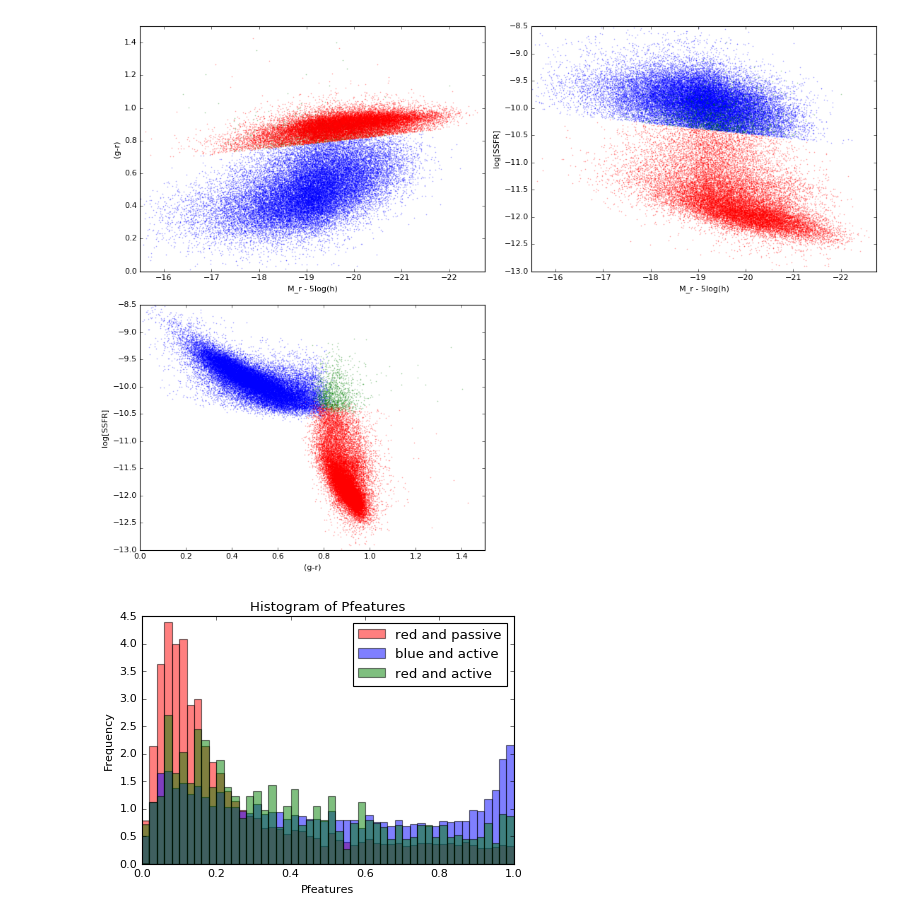
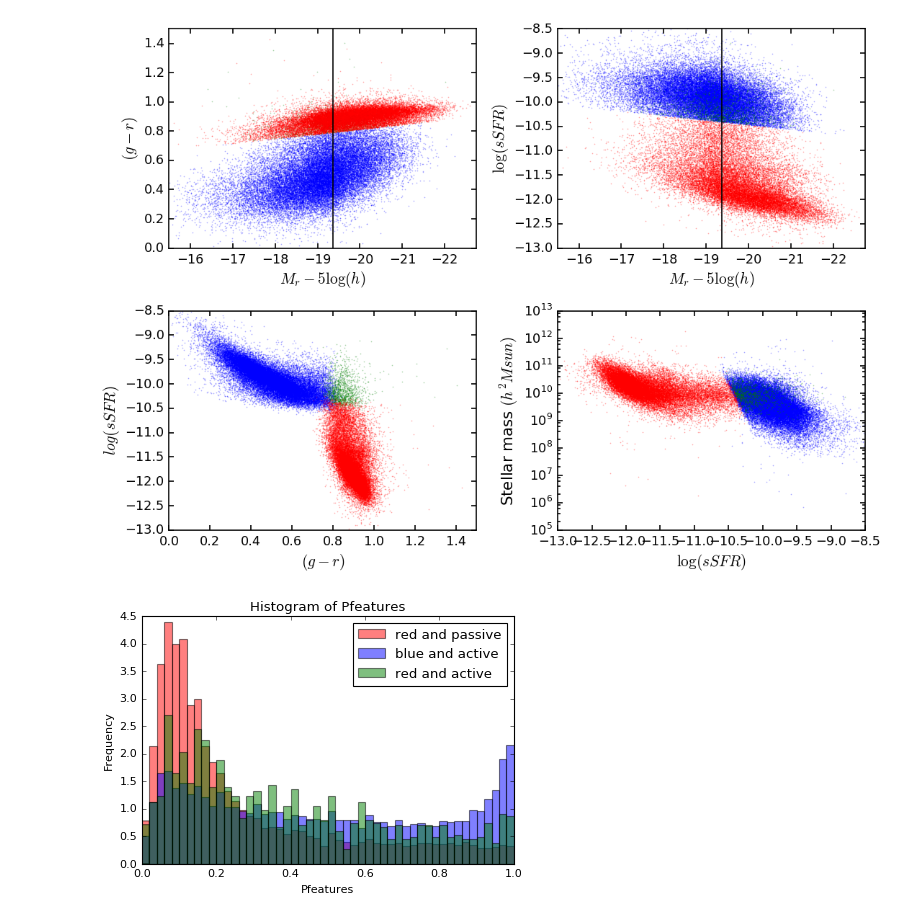
Before and after one commit to jaotter/Otter-Research-2017, a Jupyter notebook: ssfr_plots.ipynb, the cells around one changed output. Drawn from its saved outputs; the diff is of its cells as text; code cells hidden in the pictures.

```diff
--- a/ssfr_plots.ipynb
+++ b/ssfr_plots.ipynb
@@ -36,4 +37,4 @@ z_lim = 0.06
 d = cosmo.luminosity_distance(z_lim).to(u.pc)
 m = 17
 M_limit = m - 5*math.log(d.value,10) + 5
-print M_limit
+adj_M_limit = M_limit - 5*math.log(h,10)
@@ -45,18 +44,21 @@ redpas_psmooth = []
 redpas_color = []
 redpas_sfr = []
 redpas_mr = []
+redpas_mass = []
 
 bluact_pfeatures = []
 bluact_psmooth = []
 bluact_color = []
 bluact_sfr = []
 bluact_mr = []
+bluact_mass = []
 
 redact_pfeatures = []
 redact_psmooth = []
 redact_color = []
 redact_sfr = []
 redact_mr = []
+redact_mass = []
 
 for i in np.arange(pfeatures.size):
     if z[i] > 0.01 and z[i] < 0.06 and z_warn[i] == 0:# and absmag_r[i] < M_limit:
@@ -70,15 +72,18 @@ for i in np.arange(pfeatures.size):
                 redpas_color.append((color[i], centsat[i]))
                 redpas_sfr.append((logSSFR, centsat[i]))
                 redpas_mr.append((M_r[i], centsat[i]))
+                redpas_mass.append((mass[i], centsat[i]))
             else: #red and active - redact type
                 redact_pfeatures.append((pfeatures[i], centsat[i]))
-                redact_psmooth.append((pfeatures[i], centsat[i]))
+                redact_psmooth.append((psmooth[i], centsat[i]))
                 redact_color.append((color[i], centsat[i]))
                 redact_sfr.append((logSSFR,centsat[i]))
                 redact_mr.append((M_r[i],centsat[i]))
+                redact_mass.append((mass[i], centsat[i]))
         elif logSSFR >= active_line and color[i] < color_line: #blue and active - bluact type
             bluact_pfeatures.append((pfeatures[i],centsat[i]))
             bluact_psmooth.append((psmooth[i],centsat[i]))
             bluact_color.append((color[i],centsat[i]))
             bluact_sfr.append((logSSFR,centsat[i]))
             bluact_mr.append((M_r[i],centsat[i]))
+            bluact_mass.append((mass[i],centsat[i]))
@@ -112,41 +153,54 @@ plt.show()
 fig = plt.figure(figsize=(14,10))
 
 colors = [[x[0] for x in bluact_color], [x[0] for x in redact_color], [x[0] for x in redpas_color]] #this method gets the first element of the tuples
 mrs = [[x[0] for x in bluact_mr], [x[0] for x in redact_mr], [x[0] for x in redpas_mr]]
 sfrs = [[x[0] for x in bluact_sfr], [x[0] for x in redact_sfr], [x[0] for x in redpas_sfr]]
+masses = [[x[0] for x in bluact_mass], [x[0] for x in redact_mass], [x[0] for x in redpas_mass]]
 plot_color = ['b', 'g', 'r']
-
+plt.style.use(mpl_style.style1)
 #top left plot
 ax1 = fig.add_subplot(221)
 for i in np.arange(3):
     ax1.scatter(mrs[i], colors[i], color = plot_color[i], s=0.1, alpha=0.5)
-ax1.set_ylabel('(g-r)')
-ax1.set_xlabel('M_r - 5log(h)')
+plt.axvline(adj_M_limit,c='k')
+ax1.set_ylabel(r'$(g-r)$')
+ax1.set_xlabel(r'$M_r - 5\log(h)$')
 ax1.set_ylim(0, 1.5)
 ax1.set_xlim(-15.5, -22.75)
 
 #top right plot
 ax2 = fig.add_subplot(222)
 for i in np.arange(3):
     ax2.scatter(mrs[i], sfrs[i], color = plot_color[i], s=0.1, alpha=0.5)
-ax2.set_ylabel('log[SSFR]')
-ax2.set_xlabel('M_r - 5log(h)')
+plt.axvline(adj_M_limit,c='k')
+ax2.set_ylabel(r'$\log(sSFR)$')
+ax2.set_xlabel(r'$M_r - 5\log(h)$')
 ax2.set_ylim(-13, -8.5)
 ax2.set_xlim(-15.5, -22.75)
 
 #bottom left plot
 ax3 = fig.add_subplot(223)
 for i in np.arange(3):
     ax3.scatter(colors[i], sfrs[i], color = plot_color[i], s=0.1, alpha=0.5)
-ax3.set_ylabel('log[SSFR]')
-ax3.set_xlabel('(g-r)')
+ax3.set_ylabel(r'$log(sSFR)$')
+ax3.set_xlabel(r'$(g-r)$')
 ax3.set_ylim(-13, -8.5)
 ax3.set_xlim(0,1.5)
 
+#bottom right plot
+ax4 = fig.add_subplot(224)
+for i in np.arange(3):
+    ax4.scatter(sfrs[i], masses[i], color = plot_color[i], s=0.1, alpha=0.5)
+ax4.set_ylabel(r'Stellar mass $(h^2 Msun)$')
+ax4.set_xlabel(r'$\log(sSFR)$')
+ax4.set_xlim(-13, -8.5)
+ax4.set_yscale('log')
+#ax3.set_xlim(0,1.5)
+
 plt.tight_layout()
 plt.show()
 # %% [output]
-[figure, old version]
+[figure, new version]
 # %%
 plt.hist(redpas_pfeatures, 50, normed=1, facecolor='r', alpha=0.5, ec='black', label='red and passive')
 plt.hist(bluact_pfeatures, 50, normed=1, facecolor='b', alpha=0.5, ec='black', label='blue and active')
```
Also changed, not shown: parts of 7 cells of this notebook.
